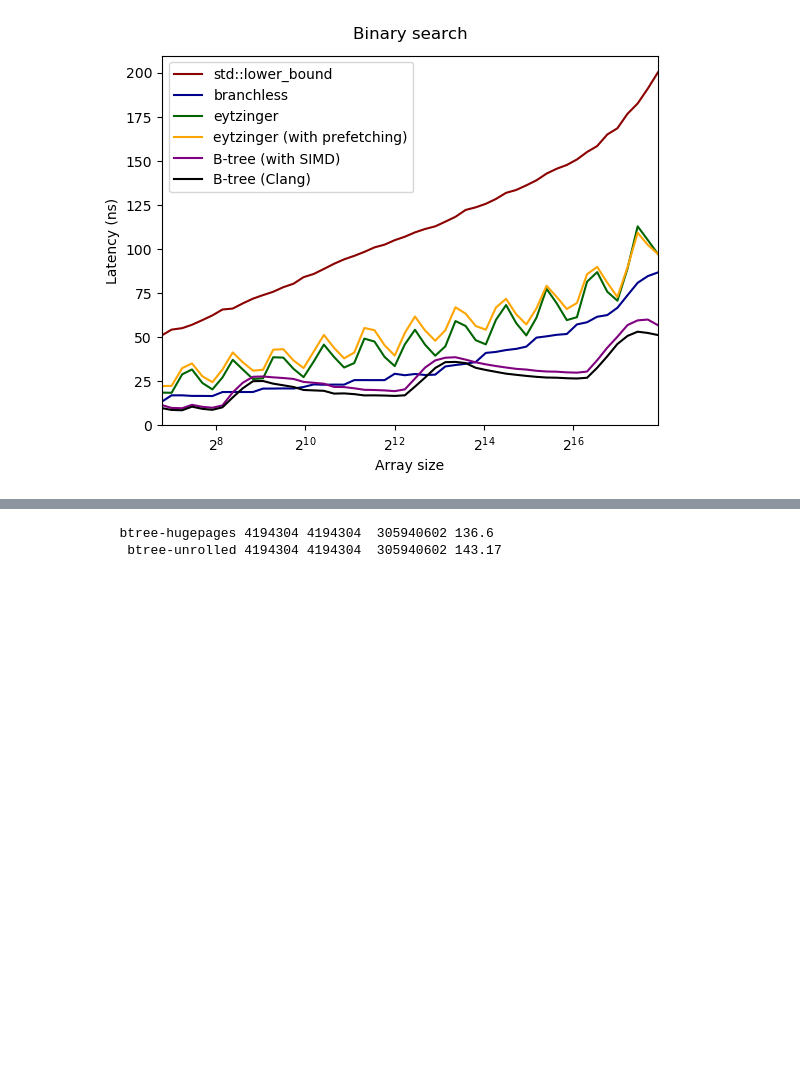
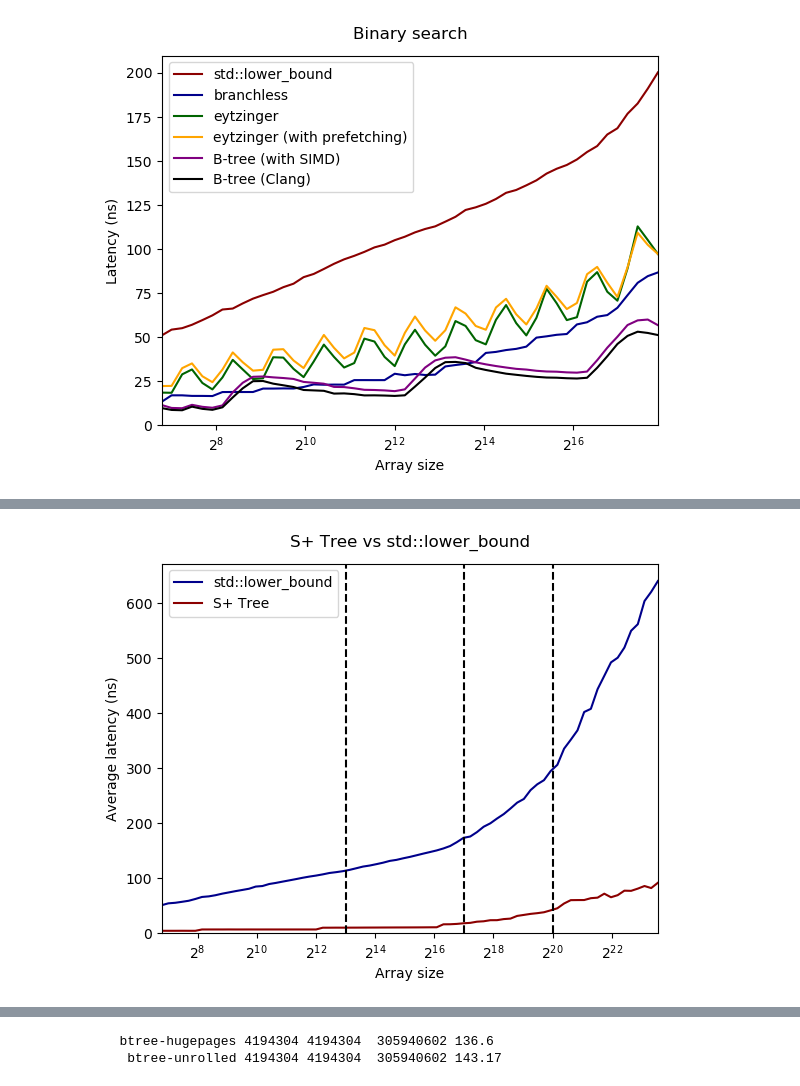
Before and after one commit to sslotin/amh-code, a Jupyter notebook: binsearch/plot.ipynb, the cells around one changed output, grey strips where cells are left out. Saved outputs shown, nothing was run; the diff lists cells and outputs as text; code cells hidden in the pictures; blank space fills up the shorter version.

```diff
--- a/binsearch/plot.ipynb
+++ b/binsearch/plot.ipynb
@@ -281 +331,8 @@ plot('Binary search', 'Latency (ns)', 'mini.svg', legend=True)
+# %%
+plt.plot(ns, a, color='darkblue', label='std::lower_bound')
+plt.plot(ns, b, color='darkred', label='S+ Tree')
+
+plot('S+ Tree vs std::lower_bound', 'Average latency (ns)', 'absolute.svg', ch=1, legend=True)
+# %% [output]
+[figure, added]
 # %%
```
Also changed, not shown: parts of 6 cells of this notebook, 1 other file.
